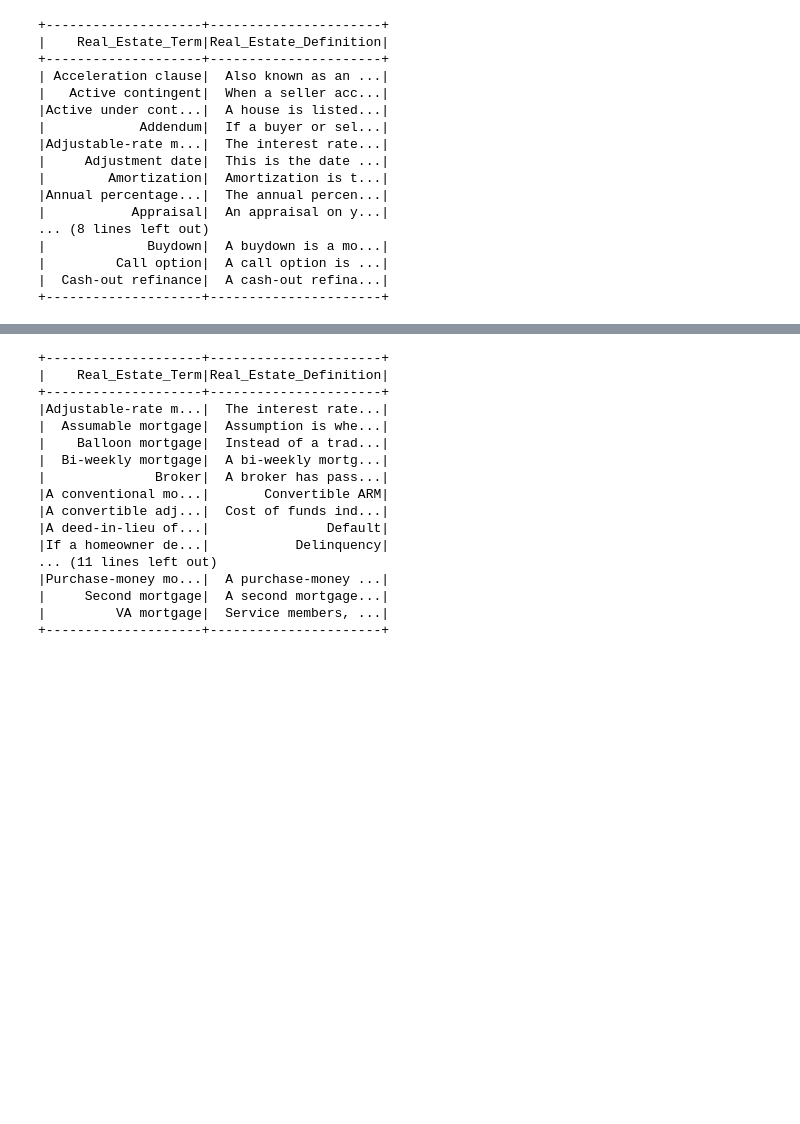
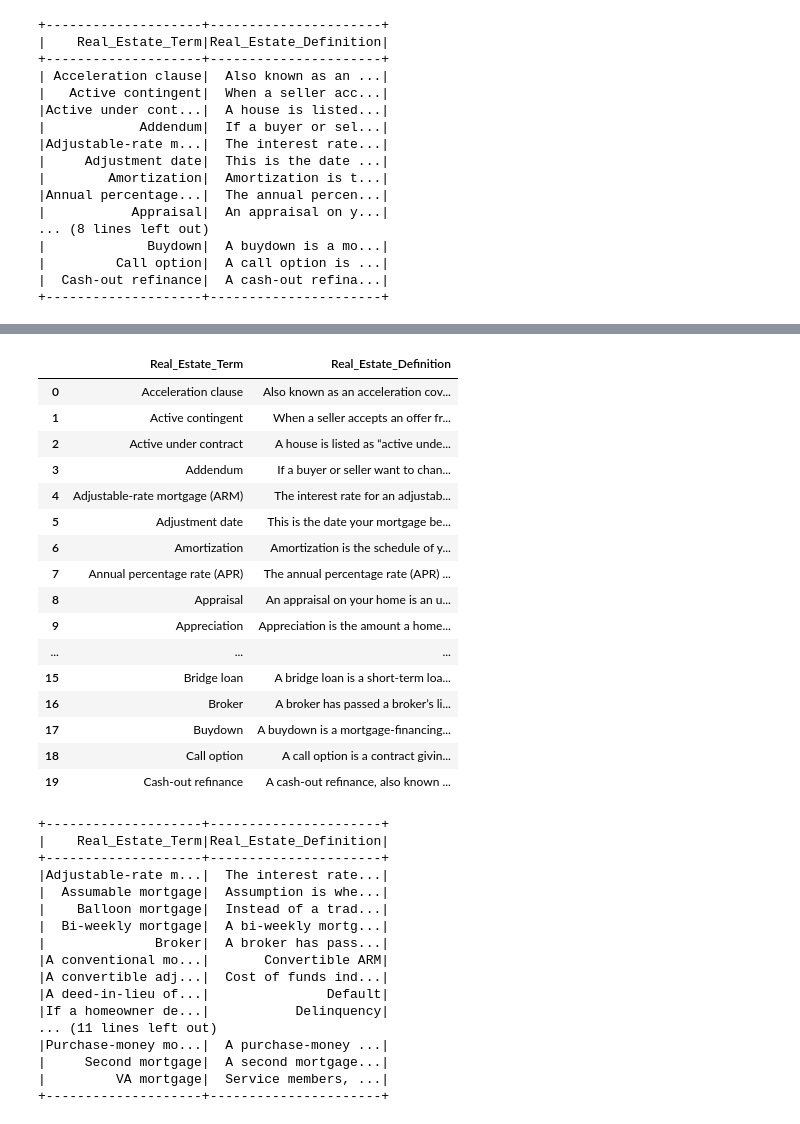
Before and after one commit to jpacerqueira-zz/technical-test-Jupyter-Spark-Delta-Pandas, a Jupyter notebook: notebooks/Candidate-1-explore-Data.ipynb, the cells around one changed output, grey strips where cells are left out. Drawn from its saved outputs; the diff is of its cells as text; code cells hidden in the pictures; blank space fills up the shorter version.

```diff
--- a/notebooks/Candidate-1-explore-Data.ipynb
+++ b/notebooks/Candidate-1-explore-Data.ipynb
@@ -132,3 +178,24 @@ select * from real_estate_terms limit 20
+# %%
+%%sql_display
+select * from real_estate_terms limit 20
+# %% [output]
+|  | Real_Estate_Term | Real_Estate_Definition |
+| 0 | Acceleration clause | Also known as an acceleration cov... |
+| 1 | Active contingent | When a seller accepts an offer fr... |
+| 2 | Active under contract | A house is listed as “active unde... |
+| 3 | Addendum | If a buyer or seller want to chan... |
+| 4 | Adjustable-rate mortgage (ARM) | The interest rate for an adjustab... |
+| 5 | Adjustment date | This is the date your mortgage be... |
+| 6 | Amortization | Amortization is the schedule of y... |
+| 7 | Annual percentage rate (APR) | The annual percentage rate (APR) ... |
+| 8 | Appraisal | An appraisal on your home is an u... |
+| 9 | Appreciation | Appreciation is the amount a home... |
+| ... | ... | ... |
+| 15 | Bridge loan | A bridge loan is a short-term loa... |
+| 16 | Broker | A broker has passed a broker’s li... |
+| 17 | Buydown | A buydown is a mortgage-financing... |
+| 18 | Call option | A call option is a contract givin... |
+| 19 | Cash-out refinance | A cash-out refinance, also known ... |
 # %%
 %%sql_show
 select * from real_estate_terms limit where Real_Estate_Term like '%Broker%' OR Real_Estate_Term like '%mortgage%'
```
Also changed, not shown: parts of 3 cells of this notebook.
